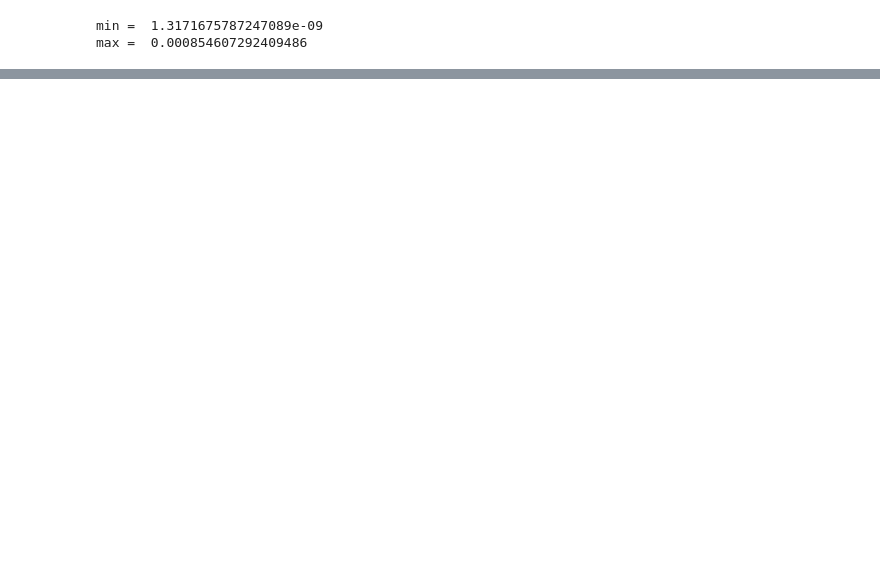
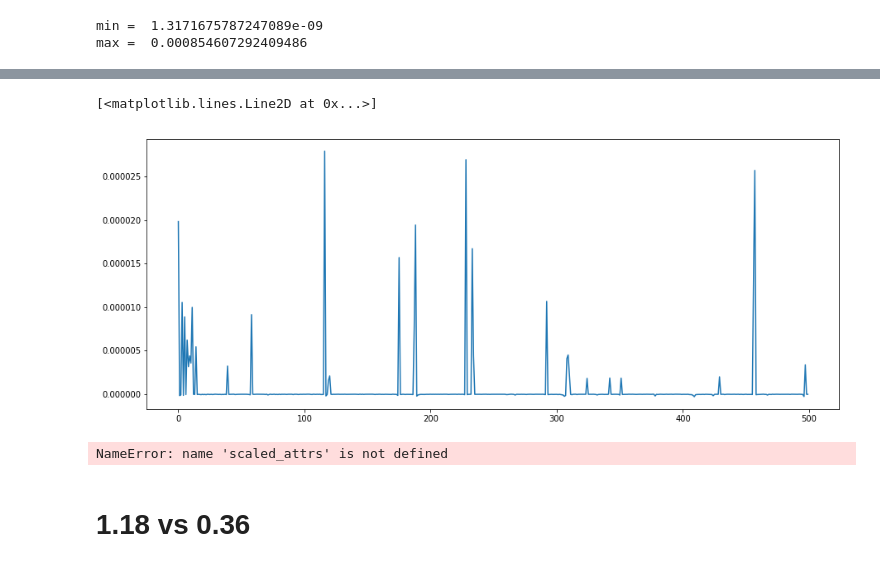
Before and after one commit to sammer1107/ML-DataAnalysis, a Jupyter notebook: bigdata/ThuBigData.ipynb, the cells around one changed output, grey strips where cells are left out. Saved outputs shown, nothing was run; the diff lists cells and outputs as text; code cells hidden in the pictures; blank space fills up the shorter version.

```diff
--- a/bigdata/ThuBigData.ipynb
+++ b/bigdata/ThuBigData.ipynb
@@ -53,0 +71,19 @@ for xls in os.listdir('sample_data/'):
+# %%
+index = np.arange(0,7500,5)
+b = attrs[0,:,3]
+b = [ a[i] if foo else -0.01*a[i] for i,foo in enumerate(b>0.000003)]
+plt.figure(figsize=[15,6])
+plt.plot(b[0:500])
+# %% [output]
+[<matplotlib.lines.Line2D at 0x...>]
+[figure, added]
+# %%
+index = np.arange(0,7500,5)
+b = scaled_attrs[0,:,2]
+b = [ b[i] if foo else -0.01*b[i] for i,foo in enumerate(b>0.015)]
+plt.figure(figsize=[15,6])
+plt.plot(b[0:500])
+# %% [output]
+NameError: name 'scaled_attrs' is not defined
+# %% [markdown]
+# 1.18 vs 0.36
```
Also changed, not shown: parts of 8 cells of this notebook, 2 other files.
